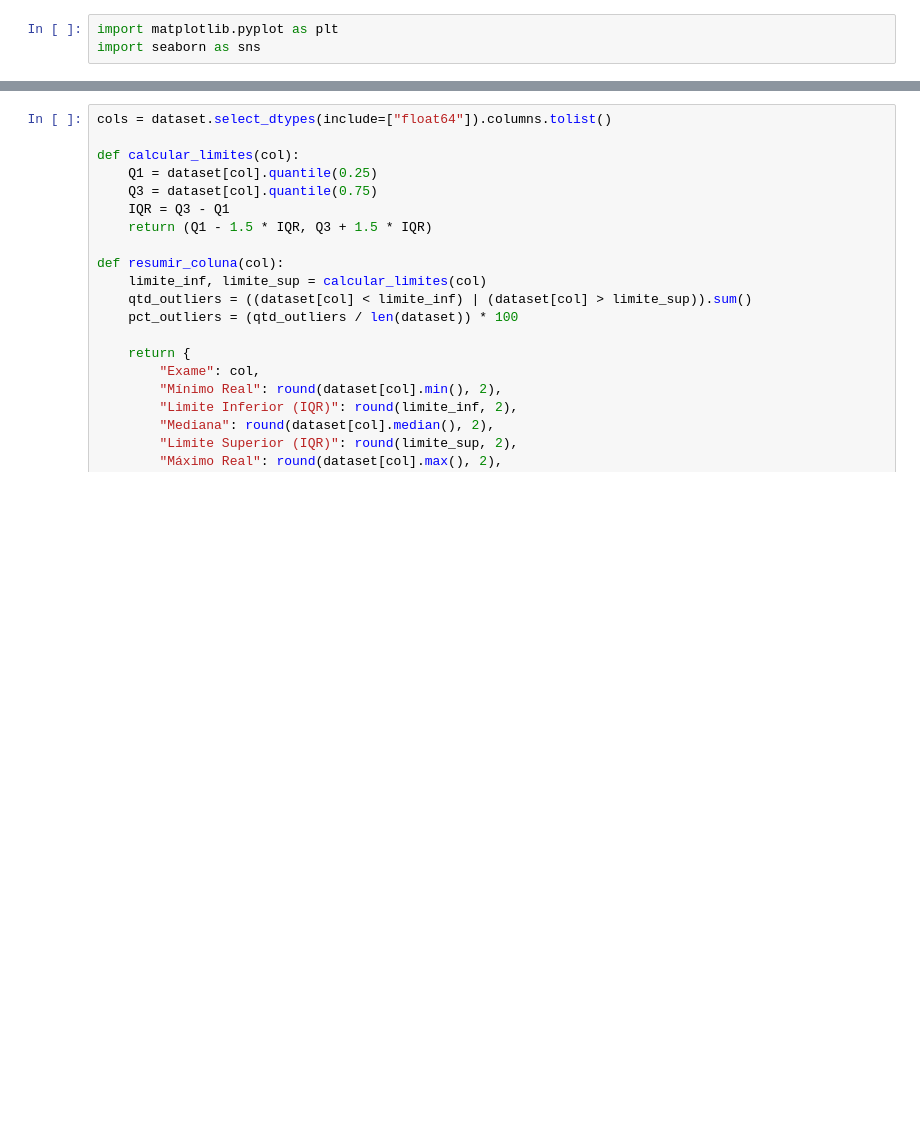
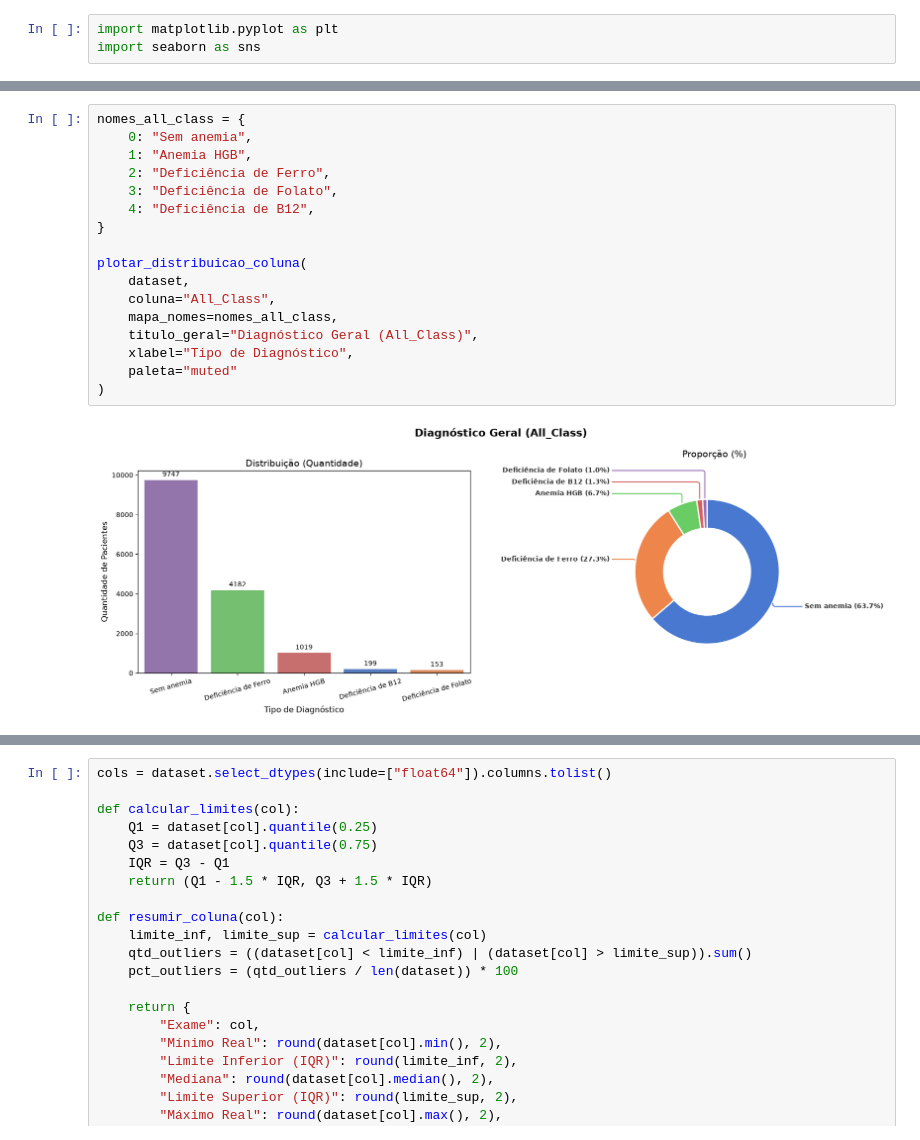
Before and after one commit to LuxLucas/anemia_ml_project, a Jupyter notebook: src/initial_analysis.ipynb, the cells around one changed output, grey strips where cells are left out. Drawn from its saved outputs; the diff is of its cells as text; blank space fills up the shorter version.

```diff
--- a/src/initial_analysis.ipynb
+++ b/src/initial_analysis.ipynb
@@ -138,0 +192,19 @@ plt.show()
+# %%
+nomes_all_class = {
+    0: "Sem anemia",
+    1: "Anemia HGB",
+    2: "Deficiência de Ferro",
+    3: "Deficiência de Folato",
+    4: "Deficiência de B12",
+}
+
+plotar_distribuicao_coluna(
+    dataset,
+    coluna="All_Class",
+    mapa_nomes=nomes_all_class,
+    titulo_geral="Diagnóstico Geral (All_Class)",
+    xlabel="Tipo de Diagnóstico",
+    paleta="muted"
+)
+# %% [output]
+[figure, added]
```
Also changed, not shown: parts of 12 cells of this notebook.
